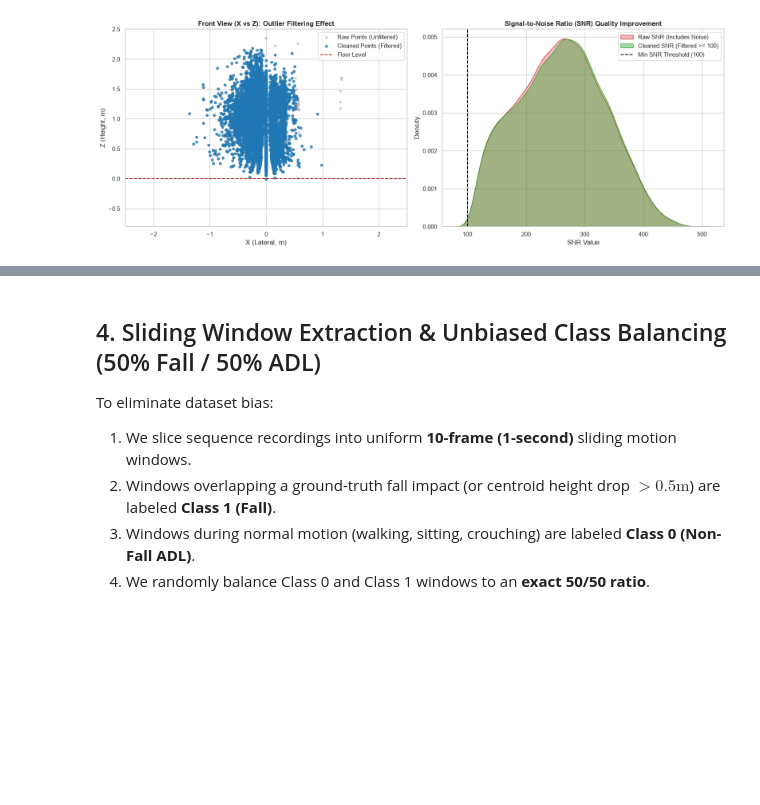
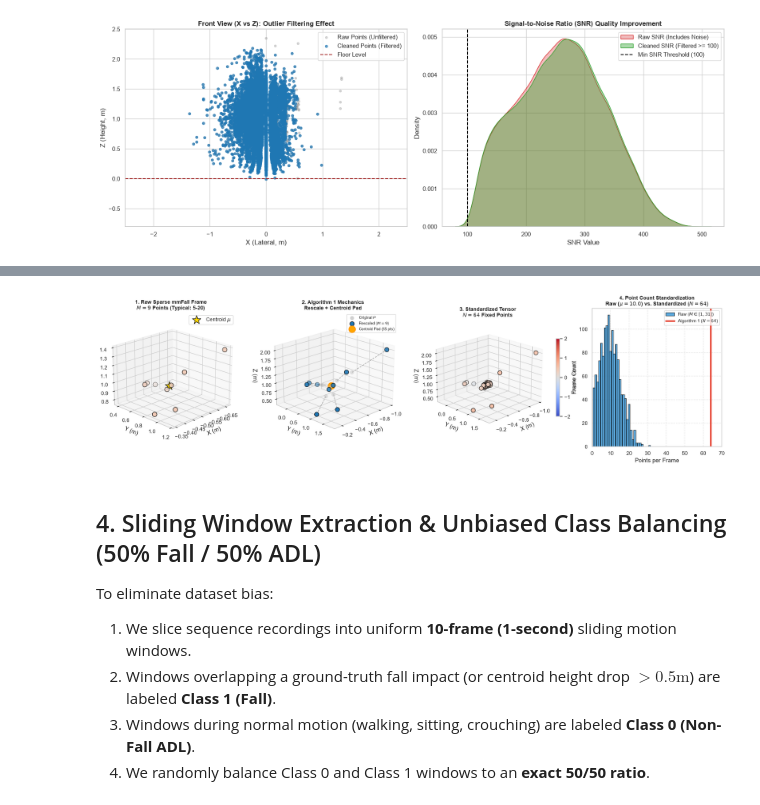
Before and after one commit to JoeyPoel/mmWaves-Fall-Detection, a Jupyter notebook: mmfall/02_mmfall_data_preparation.ipynb, the cells around one changed output, grey strips where cells are left out. Drawn from its saved outputs; the diff is of its cells as text; code cells hidden in the pictures; blank space fills up the shorter version.

```diff
--- a/mmfall/02_mmfall_data_preparation.ipynb
+++ b/mmfall/02_mmfall_data_preparation.ipynb
@@ -216,3 +221,63 @@ plt.show()
+# %%
+# Visual Demonstration: Raw Sparse Points (5-20) -> Standardized N=64 (Algorithm 1)
+# Extract a representative frame from df_clean_test
+clean_counts = df_clean_test.groupby('frame').size()
+sample_f_idx = clean_counts[(clean_counts >= 8) & (clean_counts <= 14)].index[0]
+raw_pts = df_clean_test[df_clean_test['frame'] == sample_f_idx][['x', 'y', 'z', 'v']].to_numpy()
+M = len(raw_pts)
+target_N = 64
+
+full_64_pts = cleaner.oversample_frame_points(raw_pts, target_n=target_N)
+mean_pt = np.mean(raw_pts, axis=0)
+rescaled_pts = np.sqrt(target_N / M) * raw_pts + mean_pt - np.sqrt(target_N / M) * mean_pt
+
+fig = plt.figure(figsize=(19, 5), dpi=120)
+
+# Subplot 1: Raw Sparse Frame
+ax1 = fig.add_subplot(1, 4, 1, projection='3d')
+ax1.scatter(raw_pts[:, 0], raw_pts[:, 1], raw_pts[:, 2], c=raw_pts[:, 3], cmap='coolwarm', s=90, edgecolors='black', vmin=-2, vmax=2)
+ax1.scatter([mean_pt[0]], [mean_pt[1]], [mean_pt[2]], color='gold', marker='*', s=350, edgecolors='black', label=f'Centroid $\\mu$')
+ax1.set_title(f'1. Raw Sparse mmFall Frame\n$M = {M}$ Points (Typical: 5-20)', fontsize=11, fontweight='bold')
+ax1.set_xlabel('X (m)'); ax1.set_ylabel('Y (m)'); ax1.set_zlabel('Z (m)')
+ax1.legend(loc='upper right')
+ax1.view_init(elev=20, azim=45)
+
+# Subplot 2: Algorithm 1 Mechanics
+ax2 = fig.add_subplot(1, 4, 2, projection='3d')
+ax2.scatter(raw_pts[:, 0], raw_pts[:, 1], raw_pts[:, 2], color='silver', s=50, alpha=0.7, label='Original $P$')
+ax2.scatter(rescaled_pts[:, 0], rescaled_pts[:, 1], rescaled_pts[:, 2], color='#1f77b4', s=80, edgecolors='black', label=f'Rescaled ($M={M}$)')
+for i in range(M):
+    ax2.plot([raw_pts[i, 0], rescaled_pts[i, 0]], [raw_pts[i, 1], rescaled_pts[i, 1]], [raw_pts[i, 2], rescaled_pts[i, 2]], 'gray', linestyle='--', linewidth=1.2, alpha=0.7)
+ax2.scatter([mean_pt[0]], [mean_pt[1]], [mean_pt[2]], color='orange', marker='o', s=200, edgecolors='darkorange', label=f'Centroid Pad ({target_N-M} pts)')
+ax2.set_title('2. Algorithm 1 Mechanics\nRescale + Centroid Pad', fontsize=11, fontweight='bold')
+ax2.set_xlabel('X (m)'); ax2.set_ylabel('Y (m)'); ax2.set_zlabel('Z (m)')
+ax2.legend(loc='upper right', fontsize=8)
+ax2.view_init(elev=20, azim=45)
+
+# Subplot 3: Final Standardized N=64 Tensor
+ax3 = fig.add_subplot(1, 4, 3, projection='3d')
+vis_pts = full_64_pts.copy()
+vis_pts[M:, :3] += np.random.normal(0, 0.03, size=(target_N - M, 3))
+sc3 = ax3.scatter(vis_pts[:, 0], vis_pts[:, 1], vis_pts[:, 2], c=vis_pts[:, 3], cmap='coolwarm', s=75, edgecolors='black', vmin=-2, vmax=2)
+ax3.set_title(f'3. Standardized Tensor\n$N = {target_N}$ Fixed Points', fontsize=11, fontweight='bold')
+ax3.set_xlabel('X (m)'); ax3.set_ylabel('Y (m)'); ax3.set_zlabel('Z (m)')
+cbar = fig.colorbar(sc3, ax=ax3, fraction=0.03, pad=0.08)
+cbar.set_label('Doppler $v$ (m/s)', fontsize=9)
+ax3.view_init(elev=20, azim=45)
+
+# Subplot 4: Distribution
+ax4 = fig.add_subplot(1, 4, 4)
+all_c = clean_counts.to_numpy()
+ax4.hist(all_c, bins=np.arange(min(all_c)-0.5, max(all_c)+1.5, 1), color='#3498db', edgecolor='black', alpha=0.8, label=f'Raw ($M \\in [{min(all_c)}, {max(all_c)}]$)')
+ax4.axvline(x=target_N, color='#e74c3c', linestyle='-', linewidth=3.5, label=f'Algorithm 1 ($N={target_N}$)')
+ax4.set_title(f'4. Point Count Standardization\nRaw ($\\mu={all_c.mean():.1f}$) vs. Standardized ($N=64$)', fontsize=11, fontweight='bold')
+ax4.set_xlabel('Points per Frame'); ax4.set_ylabel('Frame Count'); ax4.set_xlim(0, 70)
+ax4.legend(loc='upper right', fontsize=9); ax4.grid(True, linestyle='--', alpha=0.5)
+
+fig.subplots_adjust(left=0.03, right=0.97, bottom=0.1, top=0.9, wspace=0.25)
+plt.show()
+# %% [output]
+[figure, added]
 # %% [markdown]
 ## 4. Sliding Window Extraction & Unbiased Class Balancing (50% Fall / 50% ADL)
 
```
Also changed, not shown: parts of 2 cells of this notebook, 9 other files.
